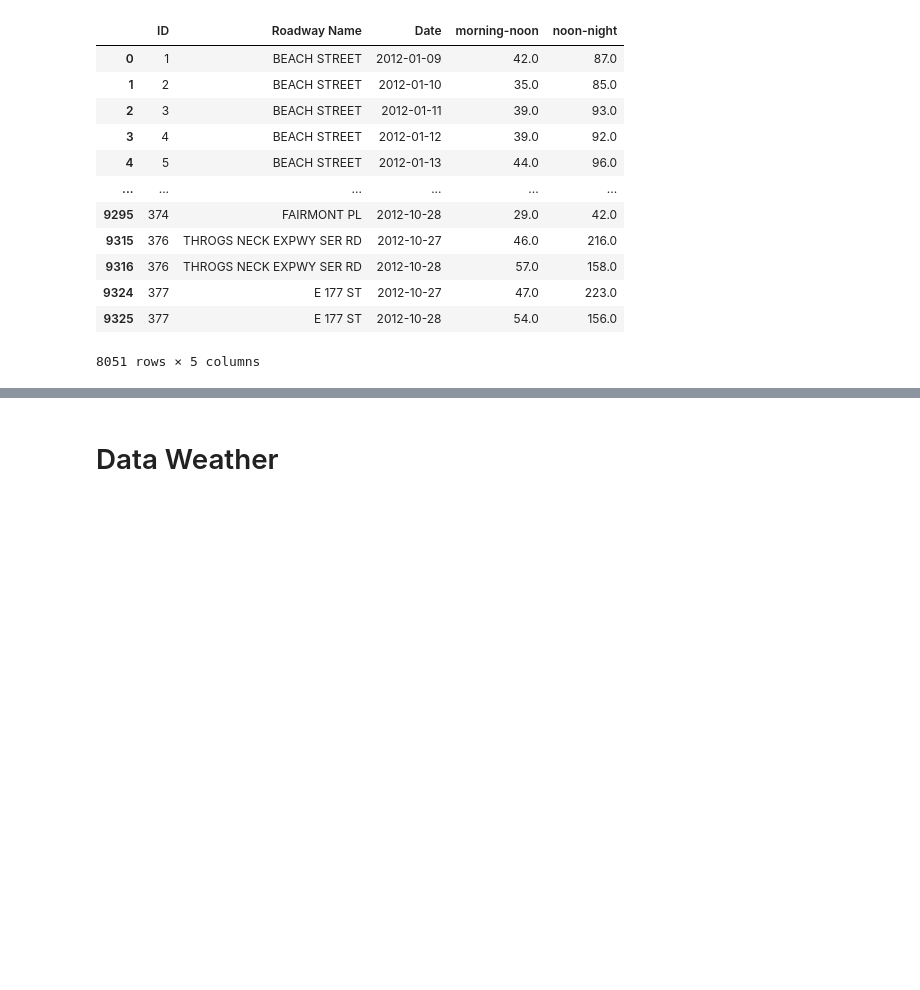
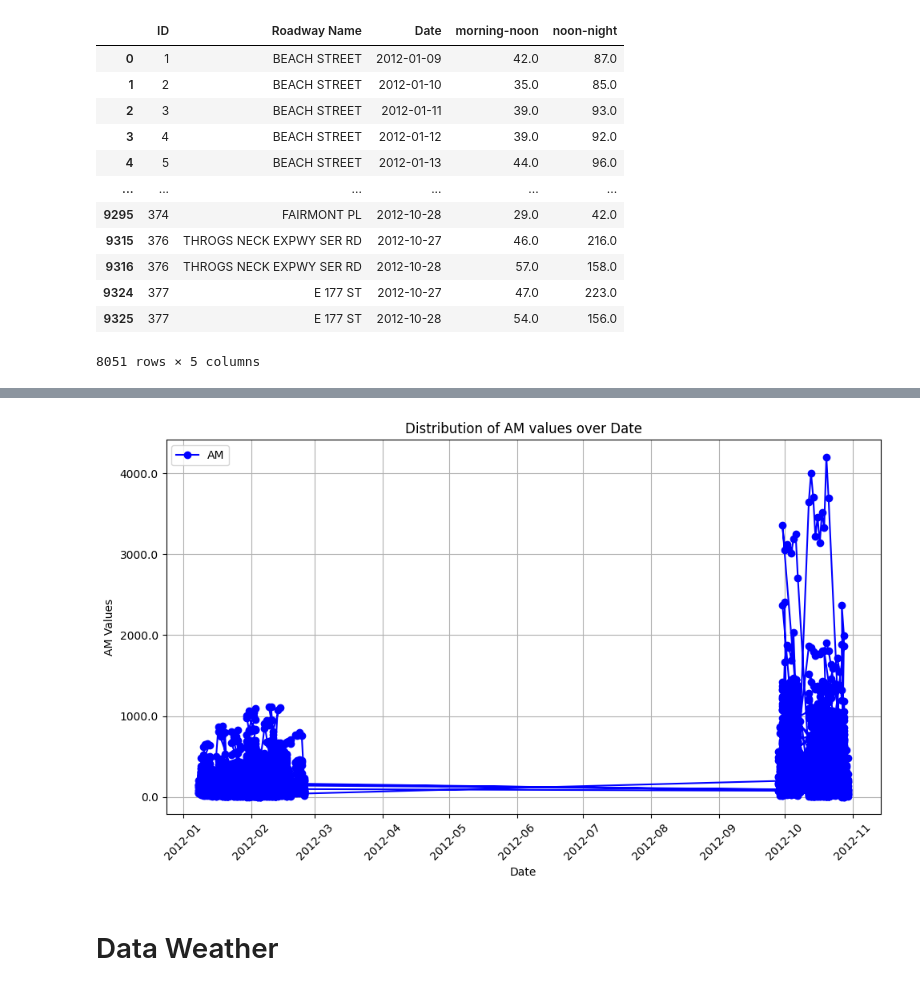
Before and after one commit to saymenth/BigData_project, a Jupyter notebook: traffic-casuality.ipynb, the cells around one changed output, grey strips where cells are left out. Saved outputs shown, nothing was run; the diff lists cells and outputs as text; code cells hidden in the pictures; blank space fills up the shorter version.

```diff
--- a/traffic-casuality.ipynb
+++ b/traffic-casuality.ipynb
@@ -168,3 +234,26 @@ df.to_excel('data_traffic_preprocessed.xlsx')
+# %%
+import matplotlib.pyplot as plt
+import matplotlib.ticker as ticker
+
+plt.figure(figsize=(10, 6))
+plt.plot(df['Date'], df['morning-noon'], marker='o', linestyle='-', color='b', label='AM')
+
+# Adding titles and labels
+plt.title('Distribution of AM values over Date')
+plt.xlabel('Date')
+plt.ylabel('AM Values')
+plt.grid(True)
+plt.legend()
+
+# Adjust y-axis to handle float values correctly
+plt.gca().yaxis.set_major_formatter(ticker.FormatStrFormatter('%.1f'))
+
+# Show the plot
+plt.xticks(rotation=45)
+plt.tight_layout()
+plt.show()
+# %% [output]
+[figure, added]
 # %% [markdown]
 # Data Weather
 # %%
```
Also changed, not shown: parts of 7 cells of this notebook.
